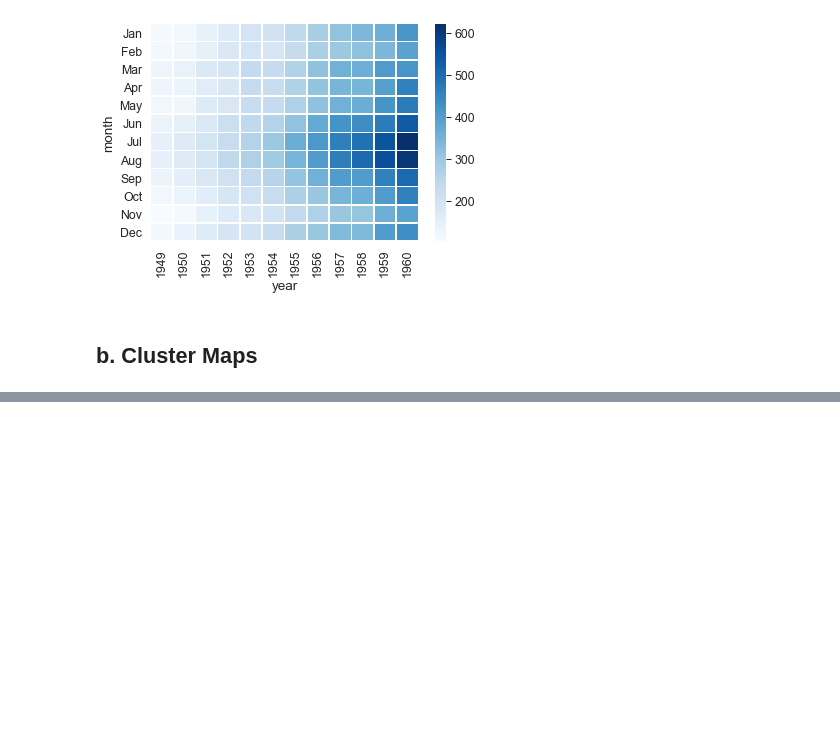
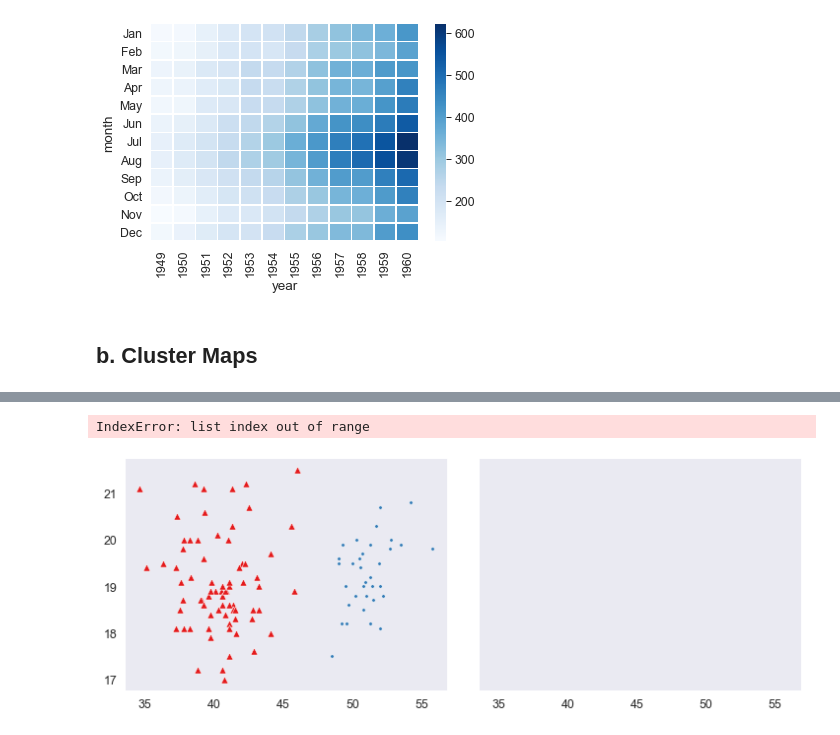
Before and after one commit to phanlinh94/Data-Science-Practice, a Jupyter notebook: Seaborn Practice.ipynb, the cells around one changed output, grey strips where cells are left out. Cells and saved outputs as stored; diff of their text form; code cells hidden in the pictures; blank space fills up the shorter version.

```diff
--- a/Seaborn Practice.ipynb
+++ b/Seaborn Practice.ipynb
@@ -256,0 +305,16 @@ sns.heatmap(flights,
+# %%
+# pg_fg = sns.FacetGrid(pg_new, col='sex',
+#                       hue = 'species',
+#                       height=4, aspect=1.3, palette='Set1')
+# pg_fg.map(plt.scatter, 'bill_length_mm', 'bill_depth_mm', edgecolor='w')
+
+kws = dict(s=50, linewidth=0.5, edgecolor='w')
+pg_fg = sns.FacetGrid(pg_new, col = 'sex',
+                     hue = 'species',
+                     height=4, aspect=1.3,
+                     palette='Set1',
+                     hue_kws=dict(marker=['^', '.']))
+pg_fg.map(plt.scatter, 'bill_length_mm', 'bill_depth_mm', **kws)
+# %% [output]
+IndexError: list index out of range
+[figure, added]
```
Also changed, not shown: parts of 9 cells of this notebook.
